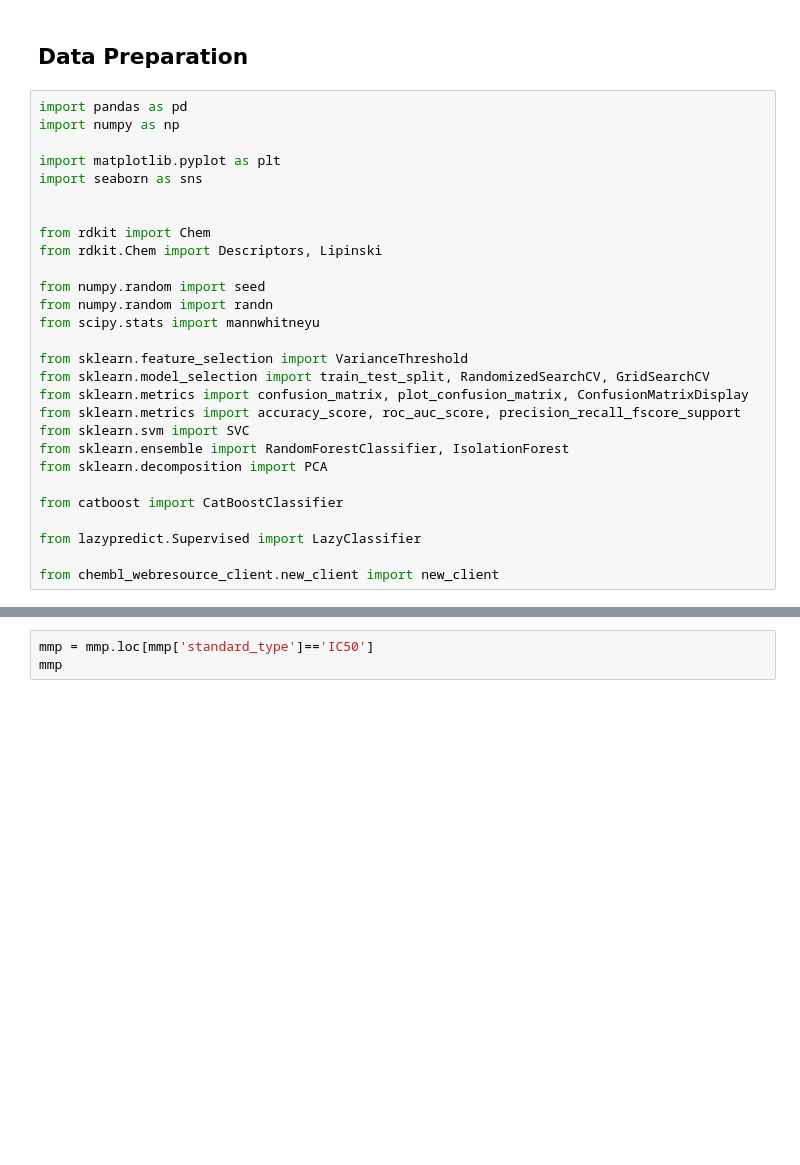
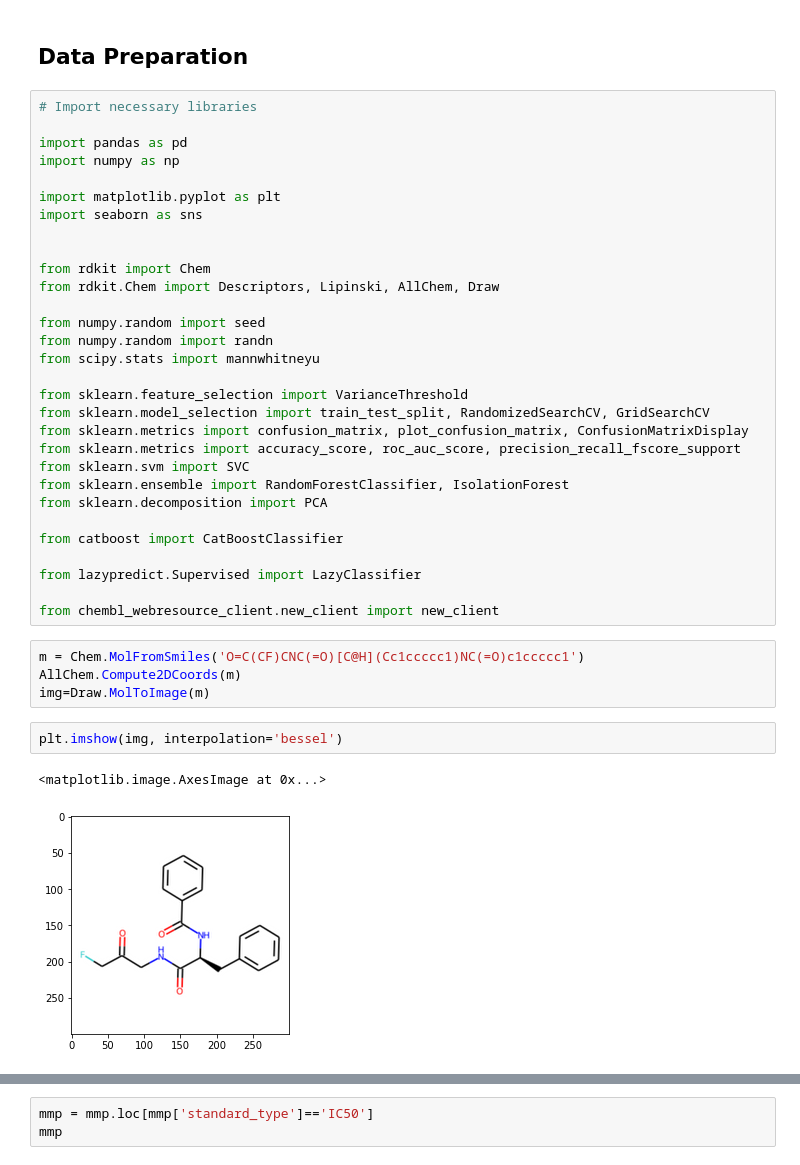
Before and after one commit to clreiner/MMP9DrugDiscovery, a Jupyter notebook: Drug_discovery.ipynb, the cells around one changed output, grey strips where cells are left out. Cells and saved outputs as stored; diff of their text form; blank space fills up the shorter version.

```diff
--- a/Drug_discovery.ipynb
+++ b/Drug_discovery.ipynb
@@ -9,6 +17,8 @@ The traditional methods for screening small molecule libararies to find potentia
 # %% [markdown]
 ## Data Preparation
 # %%
+# Import necessary libraries
+
 import pandas as pd
 import numpy as np
 
@@ -17,7 +27,7 @@ import seaborn as sns
 
 
 from rdkit import Chem
-from rdkit.Chem import Descriptors, Lipinski
+from rdkit.Chem import Descriptors, Lipinski, AllChem, Draw
 
 from numpy.random import seed
 from numpy.random import randn
@@ -36,5 +46,14 @@ from catboost import CatBoostClassifier
 from lazypredict.Supervised import LazyClassifier
 
 from chembl_webresource_client.new_client import new_client
+# %%
+m = Chem.MolFromSmiles('O=C(CF)CNC(=O)[C@H](Cc1ccccc1)NC(=O)c1ccccc1')
+AllChem.Compute2DCoords(m)
+img=Draw.MolToImage(m)
+# %%
+plt.imshow(img, interpolation='bessel')
+# %% [output]
+<matplotlib.image.AxesImage at 0x...>
+[figure, added]
 # %%
 %%script echo skipping
```
Also changed, not shown: parts of 22 cells of this notebook.
